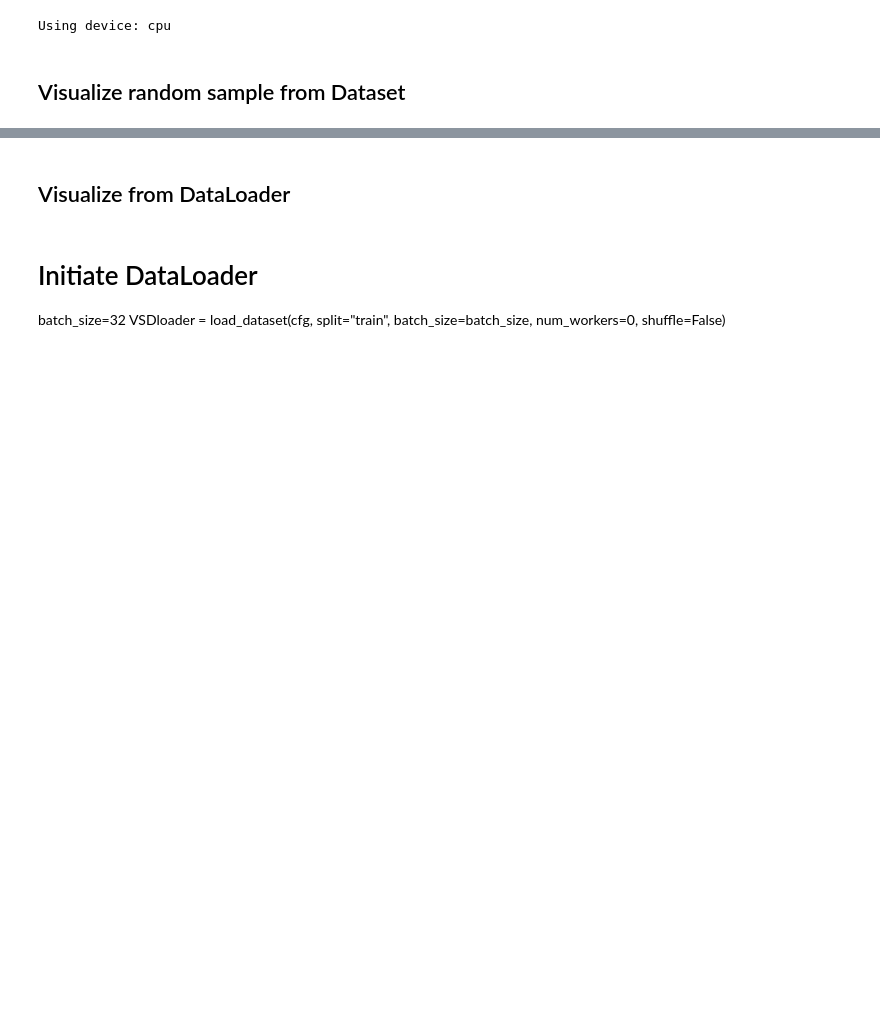
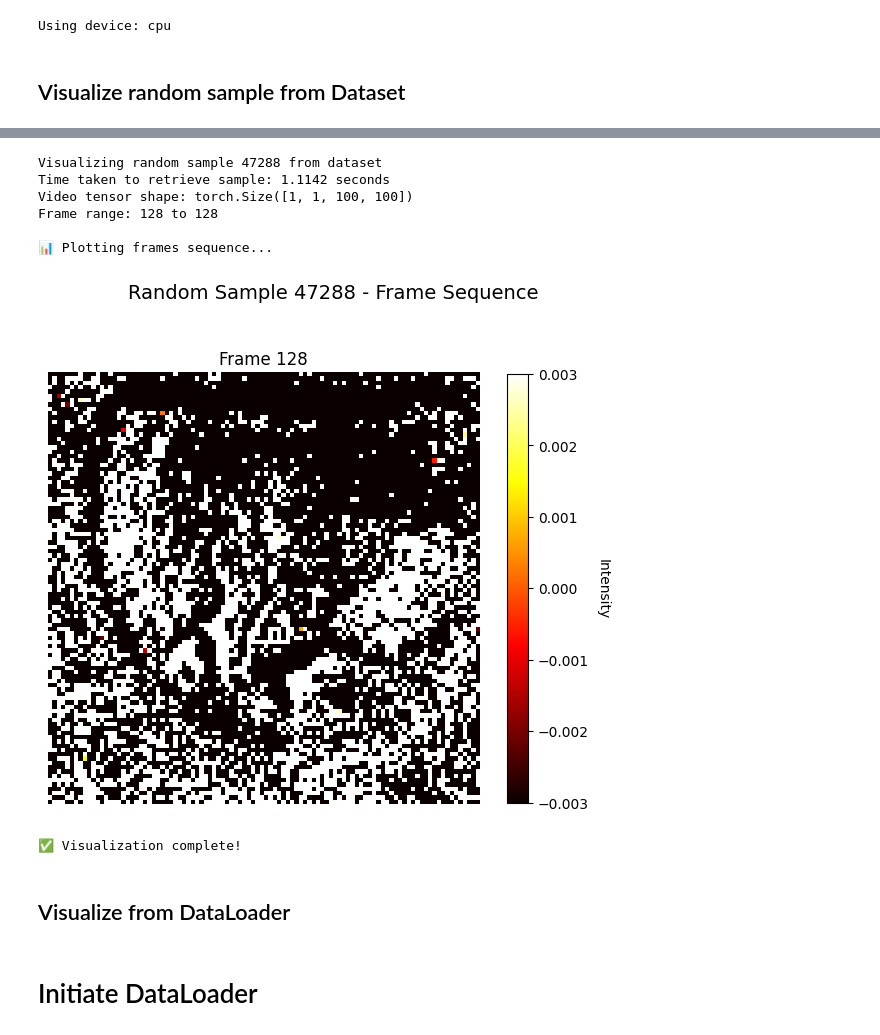
Before and after one commit to ossnat/VSD_foundation_model, a Jupyter notebook: scripts/SampleFromDB.ipynb, the cells around one changed output, grey strips where cells are left out. Cells and saved outputs as stored; diff of their text form; code cells hidden in the pictures; blank space fills up the shorter version.

Commit message:
adding timing of retrieval

```diff
--- a/scripts/SampleFromDB.ipynb
+++ b/scripts/SampleFromDB.ipynb
@@ -15,8 +26,7 @@ import torch.nn.functional as F
 from pathlib import Path
 from torch.utils.data import DataLoader, Subset
 
-# Resolve repo root when running from scripts/
-project_root = Path.cwd().resolve().parent
+project_root = Path('VSD_foundation_model')
 sys.path.insert(0, str(project_root))
 
 from src.data import load_dataset, create_dataset, VsdVideoDataset
@@ -26,9 +36,9 @@ from src.models.systems.mae_system import MAESystem
 from src.training.trainer import Trainer
 
 # Load config
-config_path = project_root / "configs" / "default.yaml"
-with open(config_path, "r") as f:
-    cfg = yaml.safe_load(f)
+config_path = "VSD_foundation_model/configs/default.yaml"
+with open(config_path, 'r') as f:
+  cfg = yaml.safe_load(f)
 device = torch.device("cuda" if torch.cuda.is_available() else "cpu")
 print(f"\nUsing device: {device}")
 # %% [output]
@@ -47,38 +71,53 @@ ValueError: Failed to read CSV file Data/FoundationData/ProcessedData/splits/spl
 import random
 import matplotlib.pyplot as plt
 from src.utils.visualization import plot_frames_sequence, plot_spatial_dynamics
+import time
 
 # Get a random sample
 random_idx = random.randint(0, len(VSDdataset) - 1)
+
+start_time = time.time()
 sample = VSDdataset[random_idx]
+end_time = time.time()
+
+retrieval_time = end_time - start_time
+
 video_tensor = sample["video"]  # (C, T, H, W)
 start_frame = sample.get("start_frame", 0)
 end_frame = sample.get("end_frame", 0)
 
 print(f"Visualizing random sample {random_idx} from dataset")
+print(f"Time taken to retrieve sample: {retrieval_time:.4f} seconds")
 print(f"Video tensor shape: {video_tensor.shape}")
 print(f"Frame range: {start_frame} to {end_frame}")
 
 # Prepare real frame range for visualization
 real_frame_range = (int(start_frame), int(end_frame)) if start_frame is not None and end_frame is not None else None
 
 # Plot frames sequence
 print("\n📊 Plotting frames sequence...")
 fig1 = plot_frames_sequence(
     video_tensor=video_tensor,
     start_frame=0,
     end_frame=None,  # Use all frames
     clipping=(-0.003, 0.003),
     cols=10,
     title=f"Random Sample {random_idx} - Frame Sequence",
     show_plot=True,
     real_frame_range=real_frame_range
 )
 
 print("\n✅ Visualization complete!")
+# %% [output]
+Visualizing random sample 47288 from dataset
+Time taken to retrieve sample: 1.1142 seconds
+Video tensor shape: torch.Size([1, 1, 100, 100])
+Frame range: 128 to 128
+
+📊 Plotting frames sequence...
+[figure, added]
+✅ Visualization complete!
 # %% [markdown]
 ## Visualize from DataLoader
 # %% [markdown]
 # Initiate DataLoader
-batch_size=32
-VSDloader = load_dataset(cfg, split="train", batch_size=batch_size, num_workers=0, shuffle=False)
```
Also changed, not shown: parts of 5 cells of this notebook.
